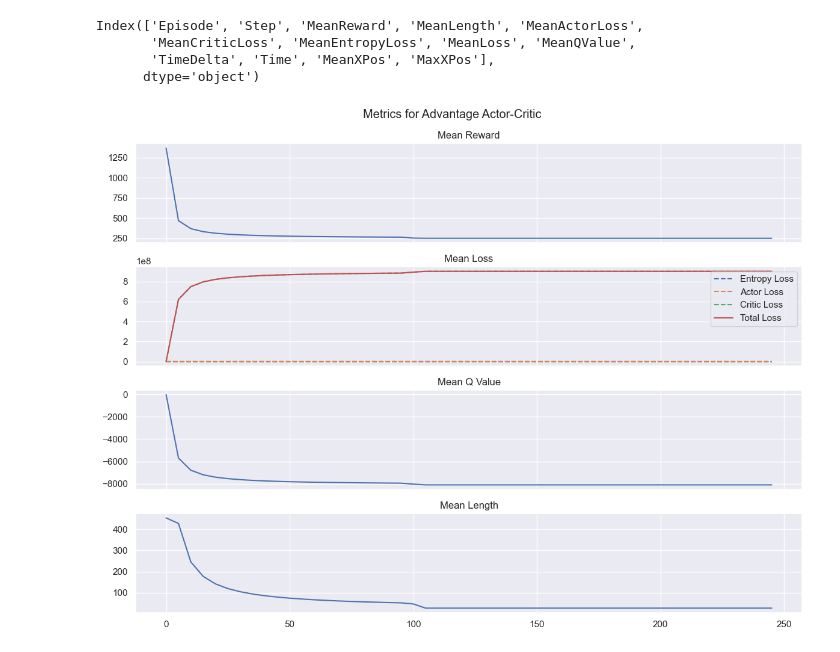
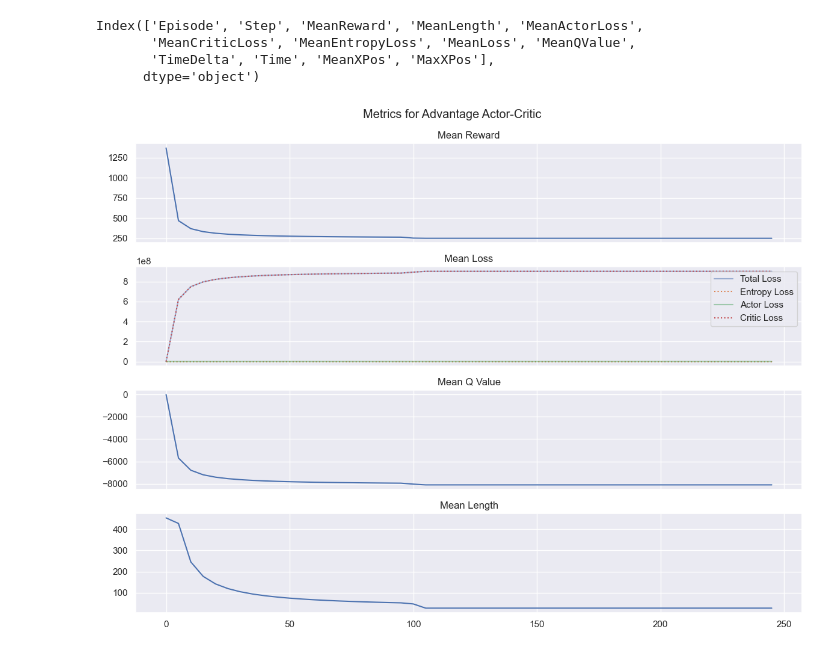
Before and after one commit to quentin-gopee/MarioBros, a Jupyter notebook: figure.ipynb, the cells around one changed output. Saved outputs shown, nothing was run; the diff lists cells and outputs as text; code cells hidden in the pictures.

```diff
--- a/figure.ipynb
+++ b/figure.ipynb
@@ -49,32 +49,32 @@ Index(['Episode', 'Step', 'MeanReward', 'MeanLength', 'MeanActorLoss',
 # %%
 fig, axs = plt.subplots(4, 1, figsize=(12, 9), sharex=True)
 
 n = 50
 
 axs[0].plot(df['Episode'][:n], df['MeanReward'][:n])
 axs[0].set_title('Mean Reward')
 
-axs[1].plot(df['Episode'][:n], df['MeanEntropyLoss'][:n], label='Entropy Loss', linestyle='--')
-axs[1].plot(df['Episode'][:n], df['MeanActorLoss'][:n], label='Actor Loss', linestyle='--')
-axs[1].plot(df['Episode'][:n], df['MeanCriticLoss'][:n], label='Critic Loss', linestyle='--')
-axs[1].plot(df['Episode'][:n], df['MeanLoss'][:n], label='Total Loss')
+axs[1].plot(df['Episode'][:n], df['MeanLoss'][:n], label='Total Loss', alpha=0.5)
+axs[1].plot(df['Episode'][:n], df['MeanEntropyLoss'][:n], label='Entropy Loss', linestyle=':')
+axs[1].plot(df['Episode'][:n], df['MeanActorLoss'][:n], label='Actor Loss', alpha=0.5)
+axs[1].plot(df['Episode'][:n], df['MeanCriticLoss'][:n], label='Critic Loss', linestyle=':')
 axs[1].legend()
 axs[1].set_title('Mean Loss')
 
 axs[2].plot(df['Episode'][:n], df['MeanQValue'][:n])
 axs[2].set_title('Mean Q Value')
 
 axs[3].plot(df['Episode'][:n], df['MeanLength'][:n])
 axs[3].set_title('Mean Length')
 
 # Remove x-ticks from all subplots except the last one
 for ax in axs[:-1]:
     plt.setp(ax.get_xticklabels(), visible=False)
 
 # Add title
 plt.suptitle('Metrics for Advantage Actor-Critic')
 
 plt.tight_layout()
 plt.show()
 # %% [output]
-[figure, old version]
+[figure, new version]
```
Also changed, not shown: 11 other files.
